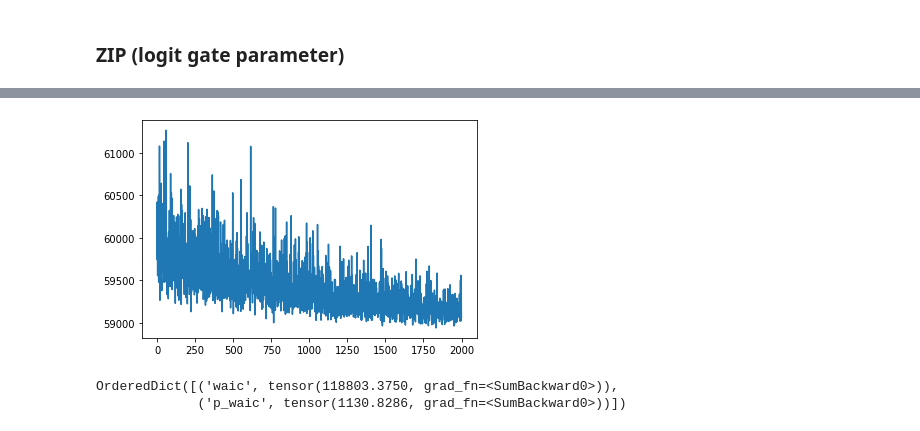
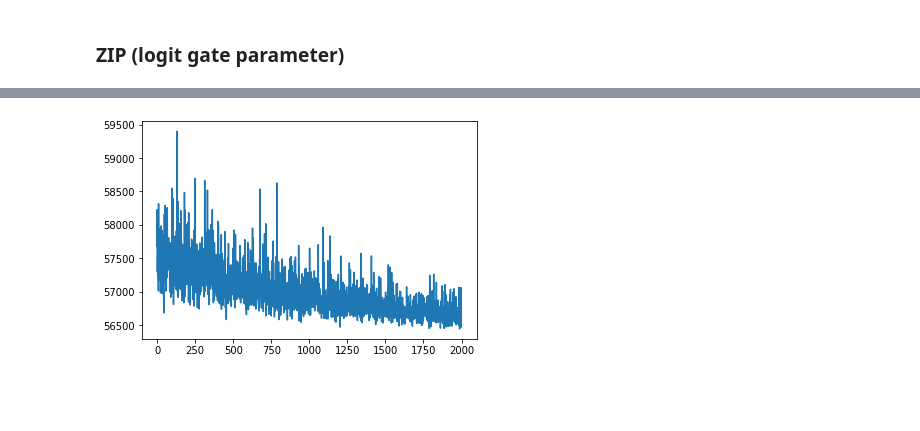
Before and after one commit to ssharpe42/probprog-finalproject, a Jupyter notebook: notebooks/Model Comparison.ipynb, the cells around one changed output, grey strips where cells are left out. Saved outputs shown, nothing was run; the diff lists cells and outputs as text; code cells hidden in the pictures; blank space fills up the shorter version.

```diff
--- a/notebooks/Model Comparison.ipynb
+++ b/notebooks/Model Comparison.ipynb
@@ -164,7 +252,7 @@ svi_zipgate, elbo_loss = run_svi(zg.model, zg.guide,
                                  iters=5000,
                                  data=zg_data['data'],
                                  demand=zg_data['demand'],
-                                 filename='../models/svi_zip_params.pkl')
+                                 filename='../models/svi_zipgate_params.pkl')
 
 svi_posterior_zipgate = get_svi_posterior(zg_data['data'], zg_data['demand'],
                                           svi=svi_zipgate)
@@ -184,4 +272,4 @@ Elbo loss: 59295.6171875
-[figure, old version]
+[figure, new version]
 # %%
 # svi_posterior_zipgate = get_svi_posterior(zg_data['data'], zg_data['demand'],
 #                                 model = zg.model,
@@ -196,9 +284,6 @@ post_samples_zipgate = posterior_samples(
     num_samples=1000)
 # %%
 svi_posterior_zipgate.information_criterion()
-# %% [output]
-OrderedDict([('waic', tensor(118803.3750, grad_fn=<SumBackward0>)),
-             ('p_waic', tensor(1130.8286, grad_fn=<SumBackward0>))])
 # %%
 compare_test_statistic(test.demand.values, post_samples_zipgate,
                        stat=perc_0)
```
Also changed, not shown: parts of 51 cells of this notebook, 13 other files.
